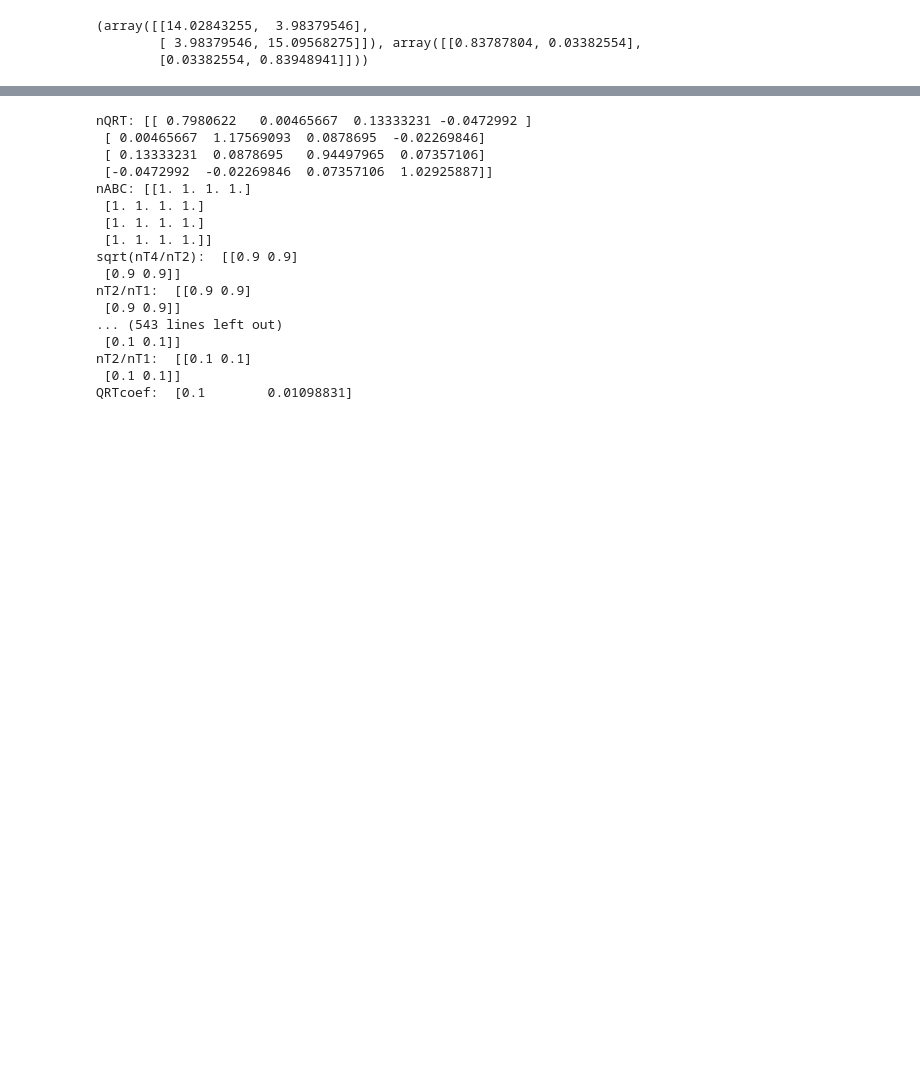
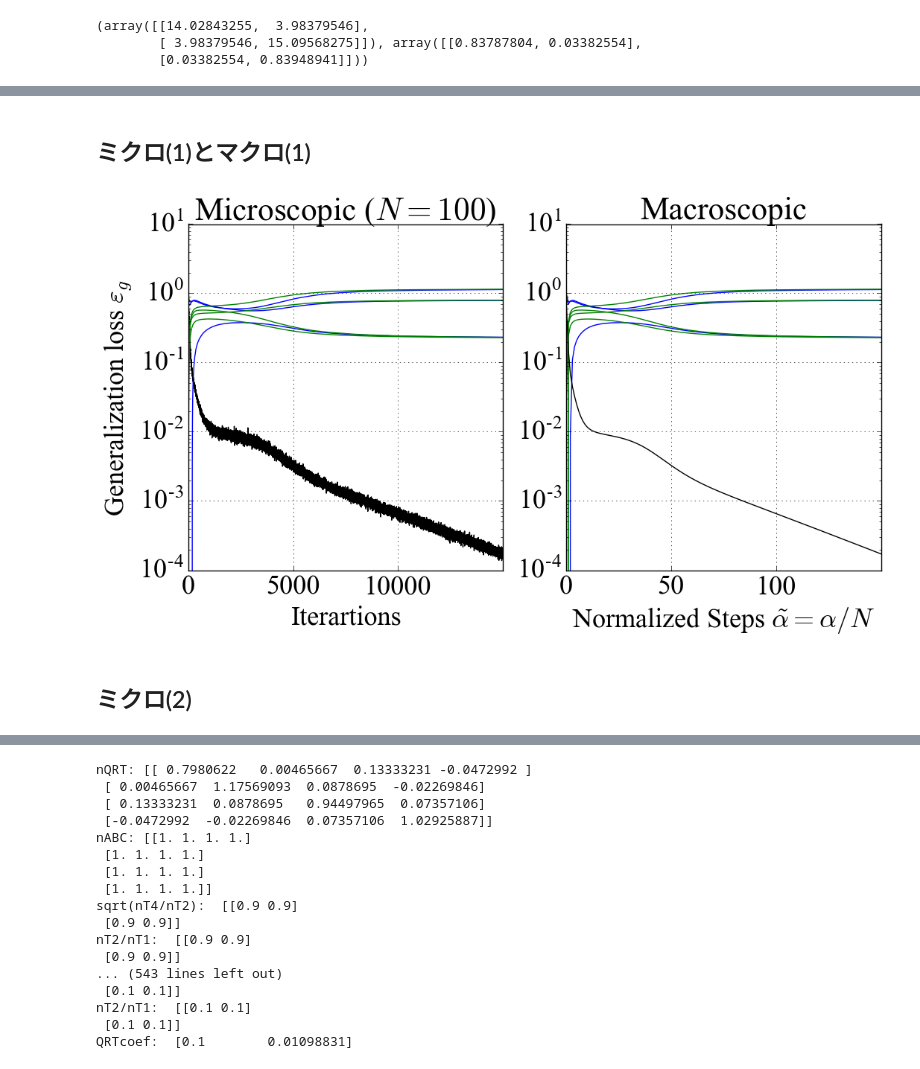
Before and after one commit to yos1up/data-dependence-of-plateau, a Jupyter notebook: three-layer_committee_general_Sigma.ipynb, the cells around one changed output, grey strips where cells are left out. Drawn from its saved outputs; the diff is of its cells as text; code cells hidden in the pictures; blank space fills up the shorter version.

```diff
--- a/three-layer_committee_general_Sigma.ipynb
+++ b/three-layer_committee_general_Sigma.ipynb
@@ -666,0 +662,3 @@ plt.show()
+# %%
+plt.rcParams['font.family'] = 'Times New Roman' #全体のフォントを設定
+plt.rcParams["font.size"] = 26
@@ -666,0 +669,9 @@ plt.show()
+# %%
+%%time
+N = 100
+nb_iter = 150 * N
+lambdas = np.array([0.3]*50 + [1.7]*50)
+
+from_scratch = True # 「初めから」 or 「続きから」
+rslt = learn(N, nb_iter, lambdas, from_scratch=from_scratch, rslt=None)
+Qs, Rs, T, Ls, mdl0, mdl_halfway = rslt['Qs'], rslt['Rs'], rslt['T'], rslt['Ls'], rslt['mdl0'], rslt['mdl_halfway']
@@ -666,0 +691,9 @@ plt.show()
+# %%
+%%time
+nb_iter = 150
+eta = 1.0
+substep = 10
+nrslt = calc_opd_highorder(N, nb_iter, lambdas, eta, mdl=rslt['mdl0'], mdl_t=rslt['mdl_t'], ignore_etasq=[True, True], substep=substep)
+# ignore_etasqをオンにしていることに注意（つまり学習係数が十分小さい状況）
+# オフにすると，ミクロとマクロが一致しない・・・（これはそもそも理論の近似が不十分かもしれない．）
+opL, opQRT = nrslt['opL'], nrslt['opQRT']
@@ -666,0 +718,19 @@ plt.show()
+# %% [markdown]
+## ミクロ(1)とマクロ(1)
+# %%
+plt.figure(figsize=(12,6))
+plt.subplot(121)
+plot_micro_dynamics(N, 150*N, Qs, Rs, Ls)
+plt.ylim(1e-4, 1e1); plt.xlim(0, 150*N); plt.xticks(np.linspace(0, 100*N, 3)); plt.grid()
+plt.xlabel('Iterartions'); plt.ylabel('Generalization loss $\\varepsilon_g$')
+plt.title('Microscopic ($N = 100$)')
+plt.subplot(122)
+plot_macro_dynamics(opL, opQRT[:,0,:,:], N=1)
+plt.ylim(1e-4, 1e1); plt.xlim(0, 150); plt.xticks(np.linspace(0, 100, 3)); plt.grid()
+plt.xlabel('Normalized Steps $\\tilde{\\alpha} = \\alpha/N$');
+plt.title('Macroscopic');
+plt.show()
+# %% [output]
+[figure, added]
+# %% [markdown]
+## ミクロ(2)
```
Also changed, not shown: parts of 19 cells of this notebook, 2 other files.
